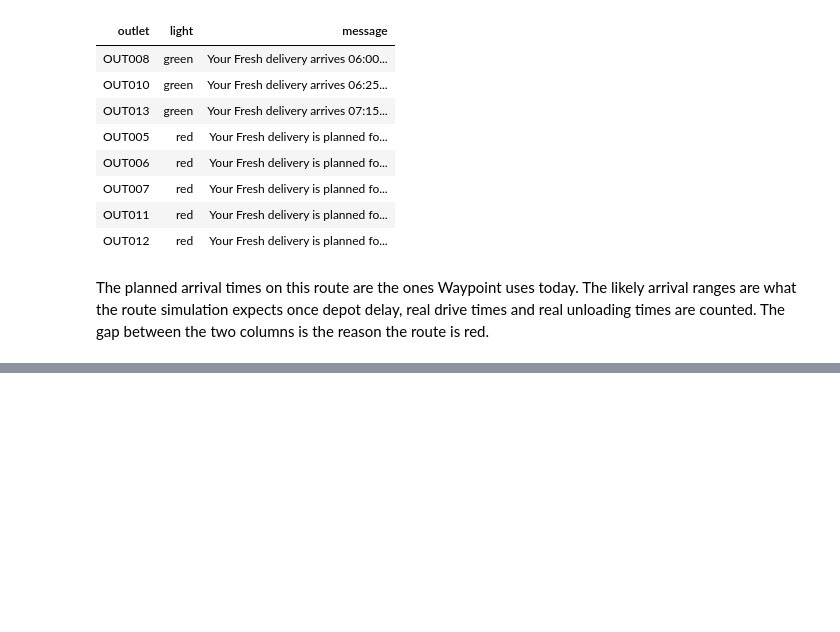
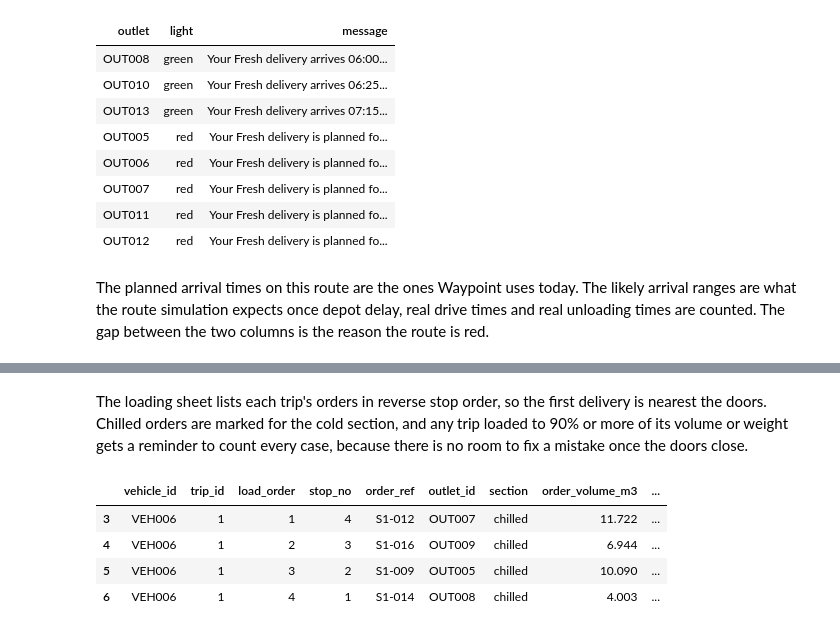
Before and after one commit to sameera-ekanayaka/Xora_Datathon, a Jupyter notebook: notebooks/08_decision_layer.ipynb, the cells around one changed output, grey strips where cells are left out. Cells and saved outputs as stored; diff of their text form; code cells hidden in the pictures; blank space fills up the shorter version.

```diff
--- a/notebooks/08_decision_layer.ipynb
+++ b/notebooks/08_decision_layer.ipynb
@@ -179,0 +236,13 @@ The planned arrival times on this route are the ones Waypoint uses today. The li
+# %% [markdown]
+The loading sheet lists each trip's orders in reverse stop order, so the first delivery is nearest the doors. Chilled orders are marked for the cold section, and any trip loaded to 90% or more of its volume or weight gets a reminder to count every case, because there is no room to fix a mistake once the doors close.
+# %%
+sheet = dl.loading_sheet(plan, timeline, trips)
+sheet.to_csv(OUT / "peak_day_loading_sheets.csv", index=False)
+FIRST_TRIP = trips.sort_values("volume_fill", ascending=False).iloc[0]
+sheet[(sheet.vehicle_id == FIRST_TRIP.vehicle_id) & (sheet.trip_id == FIRST_TRIP.trip_id)]
+# %% [output]
+|  | vehicle_id | trip_id | load_order | stop_no | order_ref | outlet_id | section | order_volume_m3 | ... |
+| 3 | VEH006 | 1 | 1 | 4 | S1-012 | OUT007 | chilled | 11.722 | ... |
+| 4 | VEH006 | 1 | 2 | 3 | S1-016 | OUT009 | chilled | 6.944 | ... |
+| 5 | VEH006 | 1 | 3 | 2 | S1-009 | OUT005 | chilled | 10.090 | ... |
+| 6 | VEH006 | 1 | 4 | 1 | S1-014 | OUT008 | chilled | 4.003 | ... |
```
Also changed, not shown: parts of 4 cells of this notebook, 4 other files.
